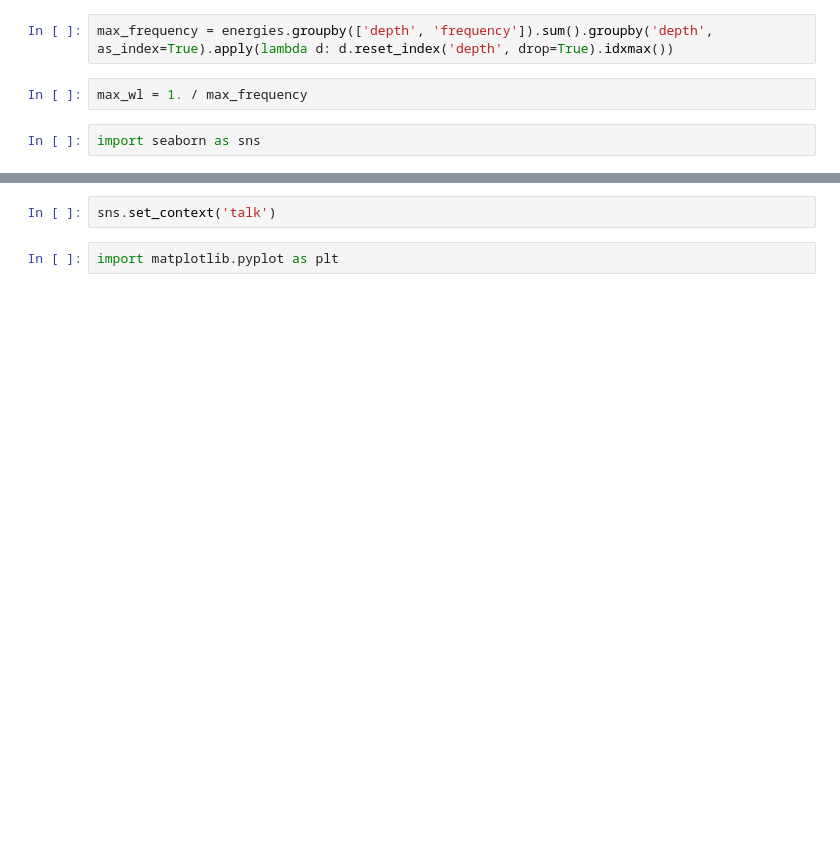
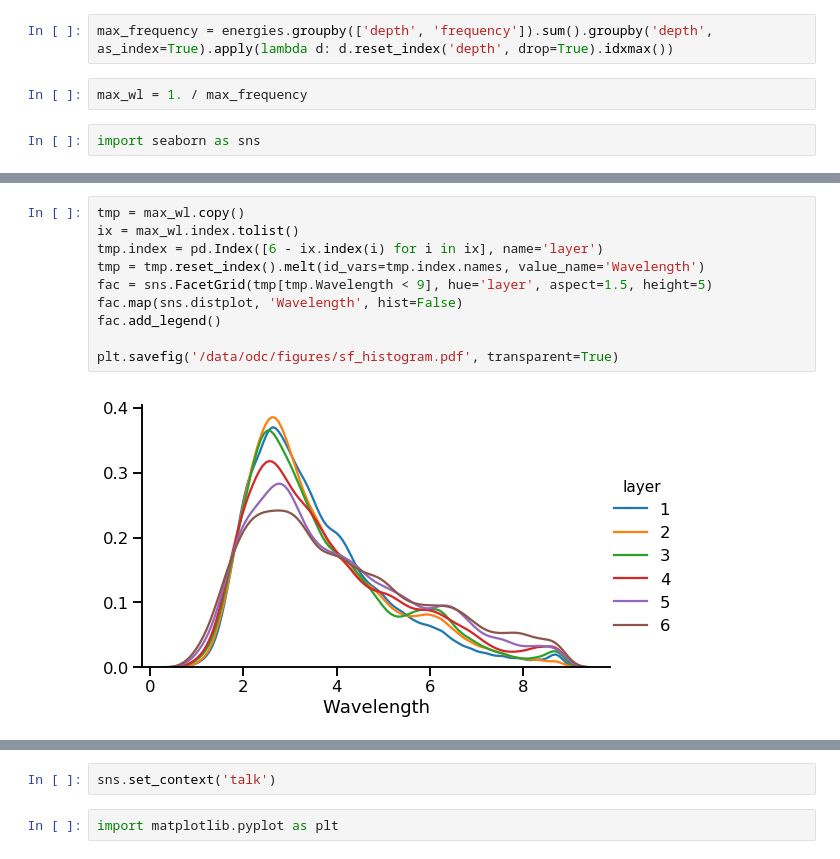
Before and after one commit to VU-Cog-Sci/odc_mapping, a Jupyter notebook: analysis/notebooks/Analyze spatial frequency on surface.ipynb, the cells around one changed output, grey strips where cells are left out. Drawn from its saved outputs; the diff is of its cells as text; blank space fills up the shorter version.

```diff
--- a/analysis/notebooks/Analyze spatial frequency on surface.ipynb
+++ b/analysis/notebooks/Analyze spatial frequency on surface.ipynb
@@ -80 +107,13 @@ fac.add_legend()
+# %%
+tmp = max_wl.copy()
+ix = max_wl.index.tolist()
+tmp.index = pd.Index([6 - ix.index(i) for i in ix], name='layer')
+tmp = tmp.reset_index().melt(id_vars=tmp.index.names, value_name='Wavelength')
+fac = sns.FacetGrid(tmp[tmp.Wavelength < 9], hue='layer', aspect=1.5, height=5)
+fac.map(sns.distplot, 'Wavelength', hist=False)
+fac.add_legend()
+
+plt.savefig('/data/odc/figures/sf_histogram.pdf', transparent=True)
+# %% [output]
+[figure, added]
 # %%
```
Also changed, not shown: parts of 29 cells of this notebook, 1 other file.
